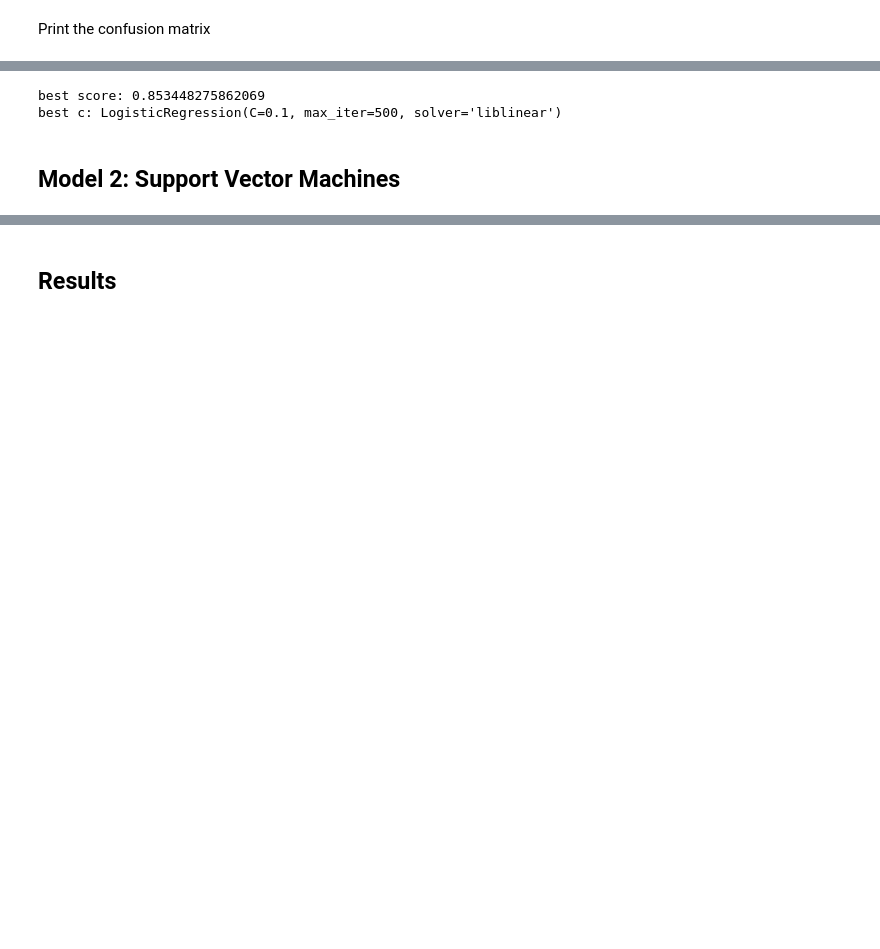
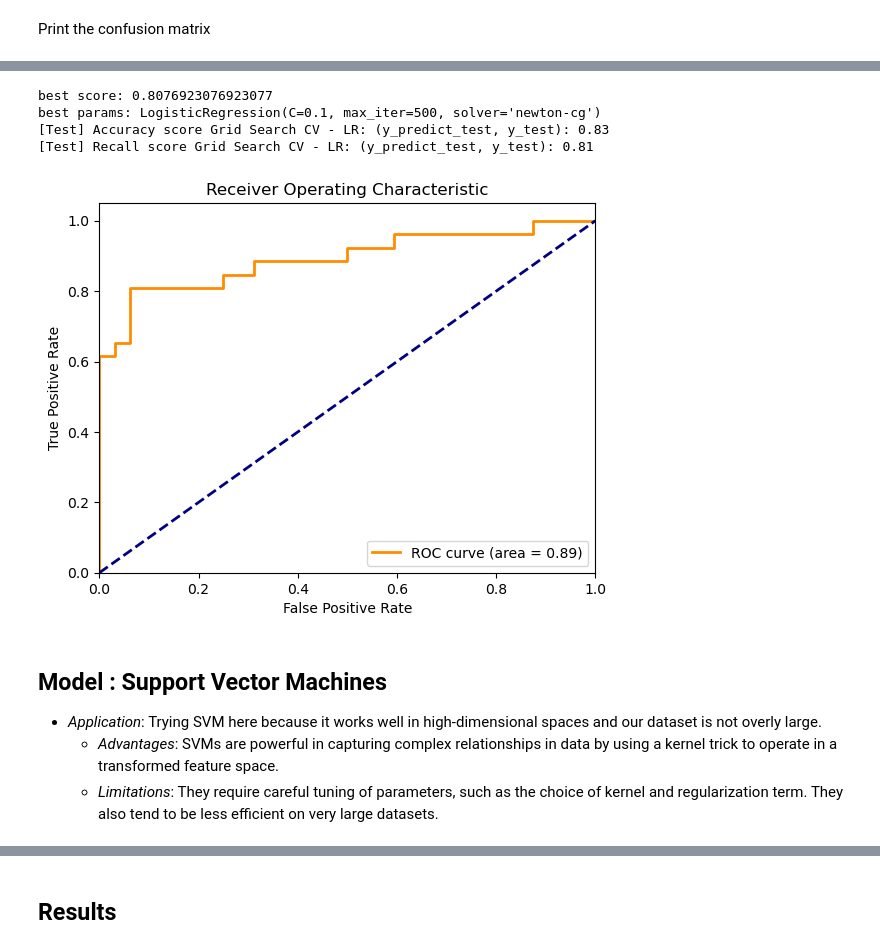
Before and after one commit to QMeier/heart-disease-capstone, a Jupyter notebook: 5_modeling.ipynb, the cells around one changed output, grey strips where cells are left out. Drawn from its saved outputs; the diff is of its cells as text; code cells hidden in the pictures; blank space fills up the shorter version.

```diff
--- a/5_modeling.ipynb
+++ b/5_modeling.ipynb
@@ -62,16 +120,46 @@ display_cm.plot(ax = ax)
-# %%
-param_grid = {
-    'C': [0.001, 0.1, 1, 10, 100],
-}
-gscv = GridSearchCV(classifier_LR, param_grid=param_grid, cv=5)
-
-gscv.fit(X_train, y_train.values.ravel())
-
-print('best score:',gscv.score(X_test, y_test))
-print('best c:',gscv.best_estimator_)
-# %% [output]
-best score: 0.853448275862069
-best c: LogisticRegression(C=0.1, max_iter=500, solver='liblinear')
+# %%
+param_grid = {
+    'C': [0.01, 0.1, 1, 10, 100],
+    'solver': ['newton-cg', 'liblinear']
+}
+cv = RepeatedStratifiedKFold(n_splits = 10, n_repeats = 3, random_state = 123)
+gscv = GridSearchCV(classifier_LR, param_grid = param_grid,  scoring = 'recall', cv = 5).fit(X_train, y_train.values.ravel())
+warnings.filterwarnings('ignore')
+print('best score:', gscv.score(X_test, y_test))
+print('best params:', gscv.best_estimator_)
+
+# get predicted values
+y_predict_GSCV_LR = gscv.predict(X_test)
+
+print("[Test] Accuracy score Grid Search CV - LR: (y_predict_test, y_test):",
+      f'{accuracy_score(y_predict_GSCV_LR, y_test):.2f}')
+print("[Test] Recall score Grid Search CV - LR: (y_predict_test, y_test):",
+      f'{recall_score(y_predict_GSCV_LR, y_test):.2f}')
+# %% [output]
+best score: 0.8076923076923077
+best params: LogisticRegression(C=0.1, max_iter=500, solver='newton-cg')
+[Test] Accuracy score Grid Search CV - LR: (y_predict_test, y_test): 0.83
+[Test] Recall score Grid Search CV - LR: (y_predict_test, y_test): 0.81
+# %%
+probas = classifier_LR.predict_proba(X_test)[:, 1]  # get the probabilities for the positive class
+fpr, tpr, thresholds = roc_curve(y_test, probas)
+roc_auc = auc(fpr, tpr)
+
+plt.figure()
+plt.plot(fpr, tpr, color='darkorange', lw=2, label='ROC curve (area = %0.2f)' % roc_auc)
+plt.plot([0, 1], [0, 1], color='navy', lw=2, linestyle='--')
+plt.xlim([0.0, 1.0])
+plt.ylim([0.0, 1.05])
+plt.xlabel('False Positive Rate')
+plt.ylabel('True Positive Rate')
+plt.title('Receiver Operating Characteristic')
+plt.show()
+# %% [output]
+[figure, added]
 # %% [markdown]
-## Model 2: Support Vector Machines
+## Model : Support Vector Machines
+
+ - *Application*: Trying SVM here because it works well in high-dimensional spaces and our dataset is not overly large.
+   - *Advantages*: SVMs are powerful in capturing complex relationships in data by using a kernel trick to operate in a transformed feature space.
+   - *Limitations*: They require careful tuning of parameters, such as the choice of kernel and regularization term. They also tend to be less efficient on very large datasets.
 # %%
```
Also changed, not shown: parts of 52 cells of this notebook, 8 other files.
